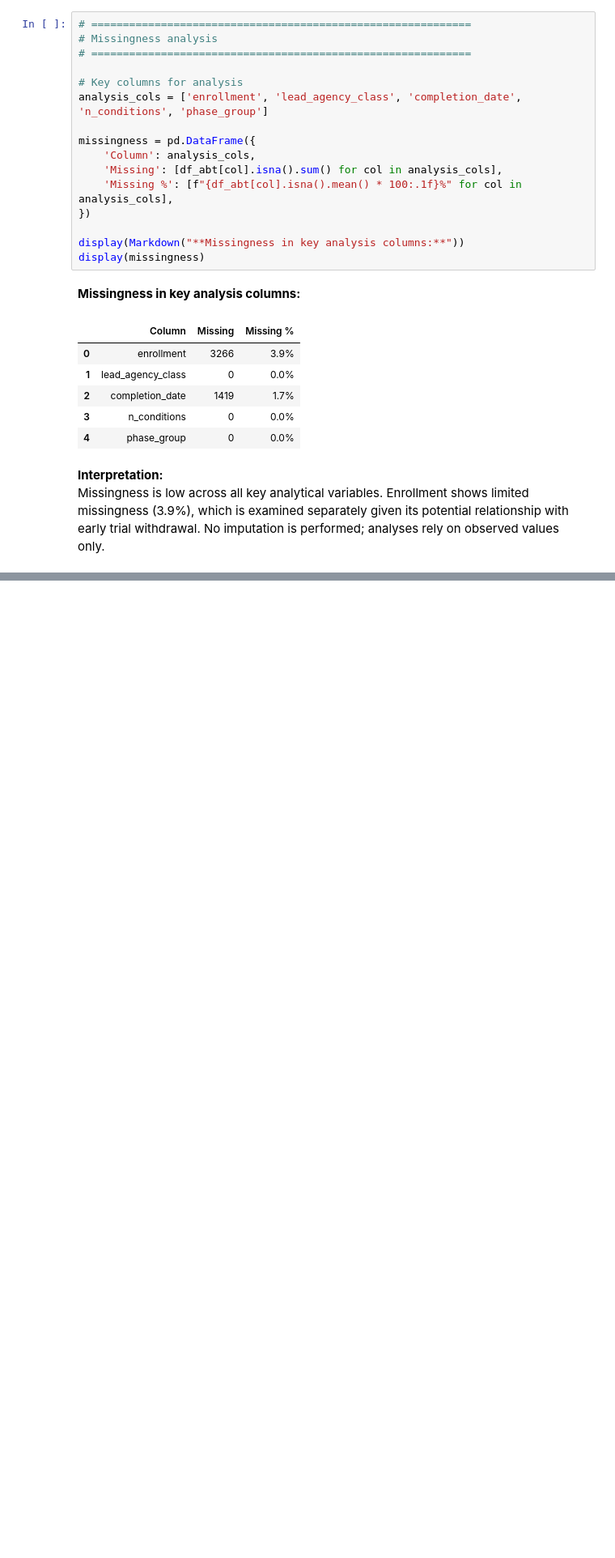
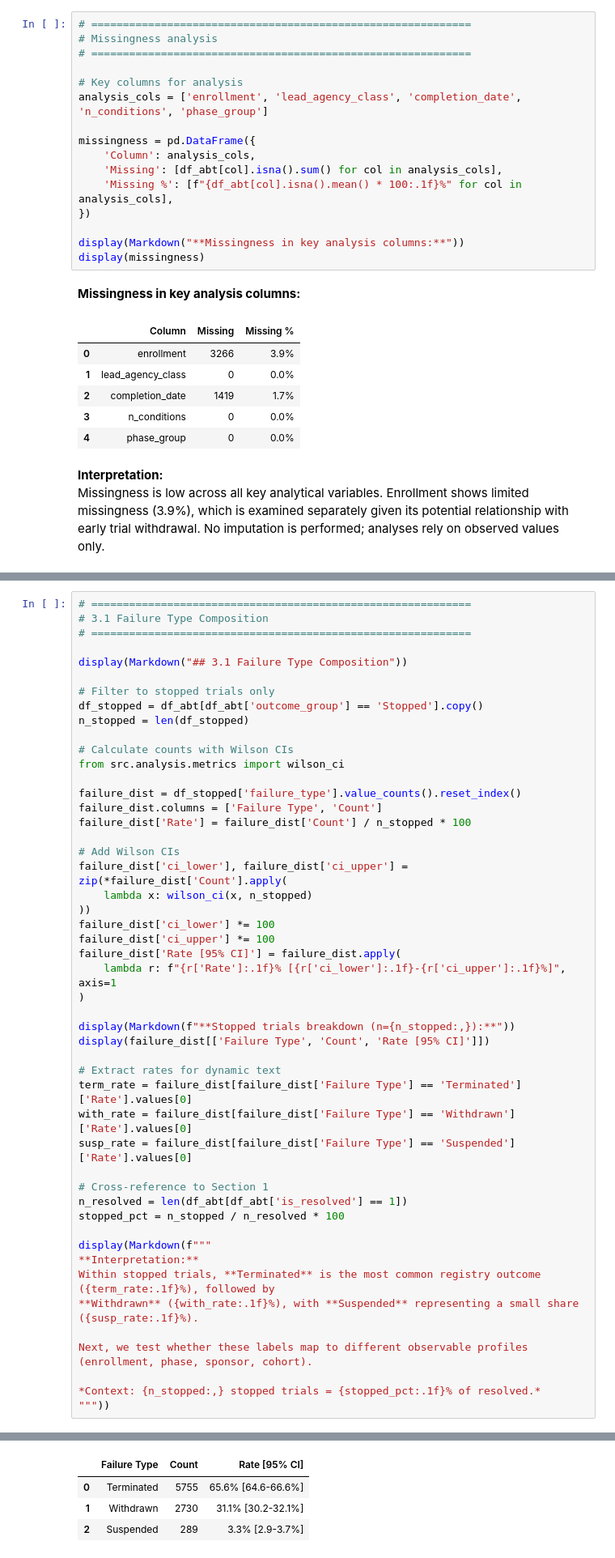
Before and after one commit to Pevicsanch/Clinical-Trial-Analytics, a Jupyter notebook: notebooks/02_completion_analysis.ipynb, the cells around one changed output, grey strips where cells are left out. Shown at 81% size. Cells and saved outputs as stored; diff of their text form; blank space fills up the shorter version.

```diff
--- a/notebooks/02_completion_analysis.ipynb
+++ b/notebooks/02_completion_analysis.ipynb
@@ -711,0 +537,50 @@ they have had less time to reach terminal status. This is not a decline in trial
+# %%
+# ============================================================
+# 3.1 Failure Type Composition
+# ============================================================
+
+display(Markdown("## 3.1 Failure Type Composition"))
+
+# Filter to stopped trials only
+df_stopped = df_abt[df_abt['outcome_group'] == 'Stopped'].copy()
+n_stopped = len(df_stopped)
+
+# Calculate counts with Wilson CIs
+from src.analysis.metrics import wilson_ci
+
+failure_dist = df_stopped['failure_type'].value_counts().reset_index()
+failure_dist.columns = ['Failure Type', 'Count']
+failure_dist['Rate'] = failure_dist['Count'] / n_stopped * 100
+
+# Add Wilson CIs
+failure_dist['ci_lower'], failure_dist['ci_upper'] = zip(*failure_dist['Count'].apply(
+    lambda x: wilson_ci(x, n_stopped)
+))
+failure_dist['ci_lower'] *= 100
+failure_dist['ci_upper'] *= 100
+failure_dist['Rate [95% CI]'] = failure_dist.apply(
+    lambda r: f"{r['Rate']:.1f}% [{r['ci_lower']:.1f}-{r['ci_upper']:.1f}%]", axis=1
+)
+
+display(Markdown(f"**Stopped trials breakdown (n={n_stopped:,}):**"))
+display(failure_dist[['Failure Type', 'Count', 'Rate [95% CI]']])
+
+# Extract rates for dynamic text
+term_rate = failure_dist[failure_dist['Failure Type'] == 'Terminated']['Rate'].values[0]
+with_rate = failure_dist[failure_dist['Failure Type'] == 'Withdrawn']['Rate'].values[0]
+susp_rate = failure_dist[failure_dist['Failure Type'] == 'Suspended']['Rate'].values[0]
+
+# Cross-reference to Section 1
+n_resolved = len(df_abt[df_abt['is_resolved'] == 1])
+stopped_pct = n_stopped / n_resolved * 100
+
+display(Markdown(f"""
+**Interpretation:**
+Within stopped trials, **Terminated** is the most common registry outcome ({term_rate:.1f}%), followed by
+**Withdrawn** ({with_rate:.1f}%), with **Suspended** representing a small share ({susp_rate:.1f}%).
+
+Next, we test whether these labels map to different observable profiles (enrollment, phase, sponsor, cohort).
+
+*Context: {n_stopped:,} stopped trials = {stopped_pct:.1f}% of resolved.*
+"""))
+# %% [output]
@@ -711,0 +589,4 @@ they have had less time to reach terminal status. This is not a decline in trial
+|  | Failure Type | Count | Rate [95% CI] |
+| 0 | Terminated | 5755 | 65.6% [64.6-66.6%] |
+| 1 | Withdrawn | 2730 | 31.1% [30.2-32.1%] |
+| 2 | Suspended | 289 | 3.3% [2.9-3.7%] |
```
Also changed, not shown: parts of 34 cells of this notebook.
